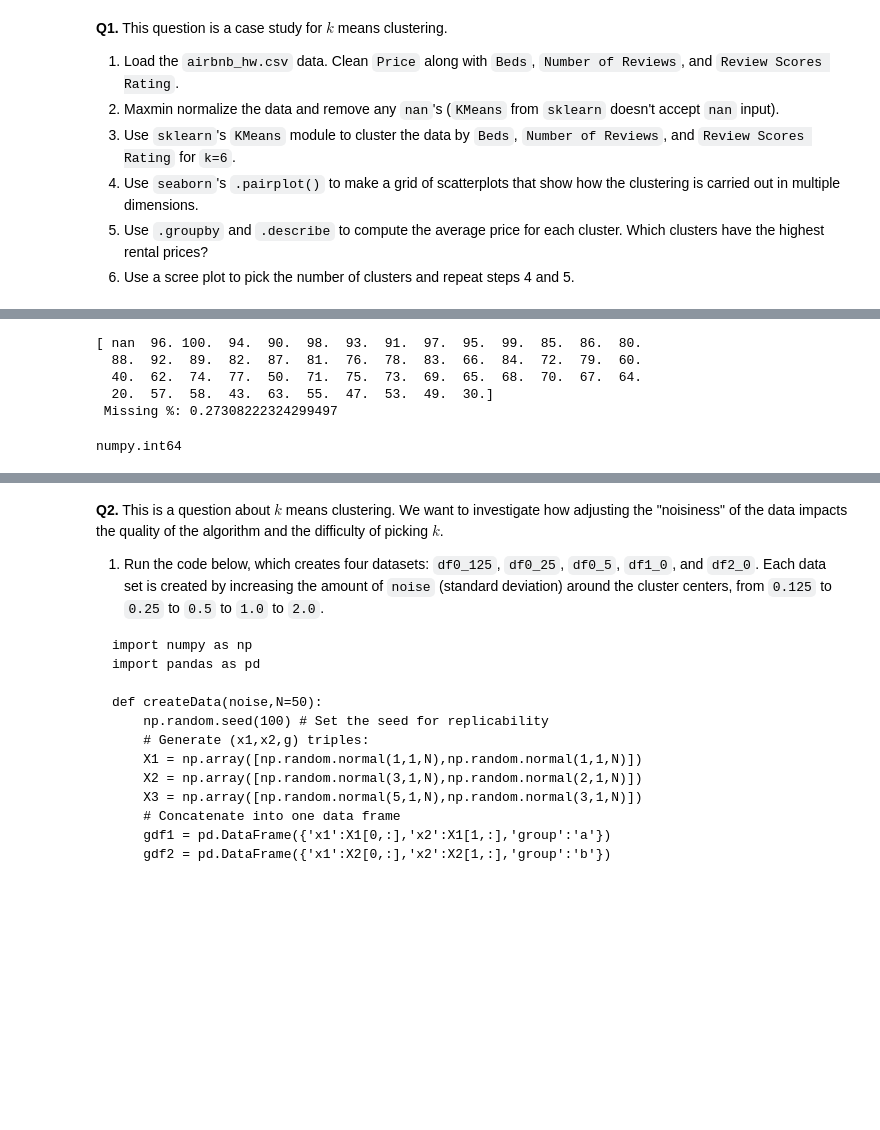
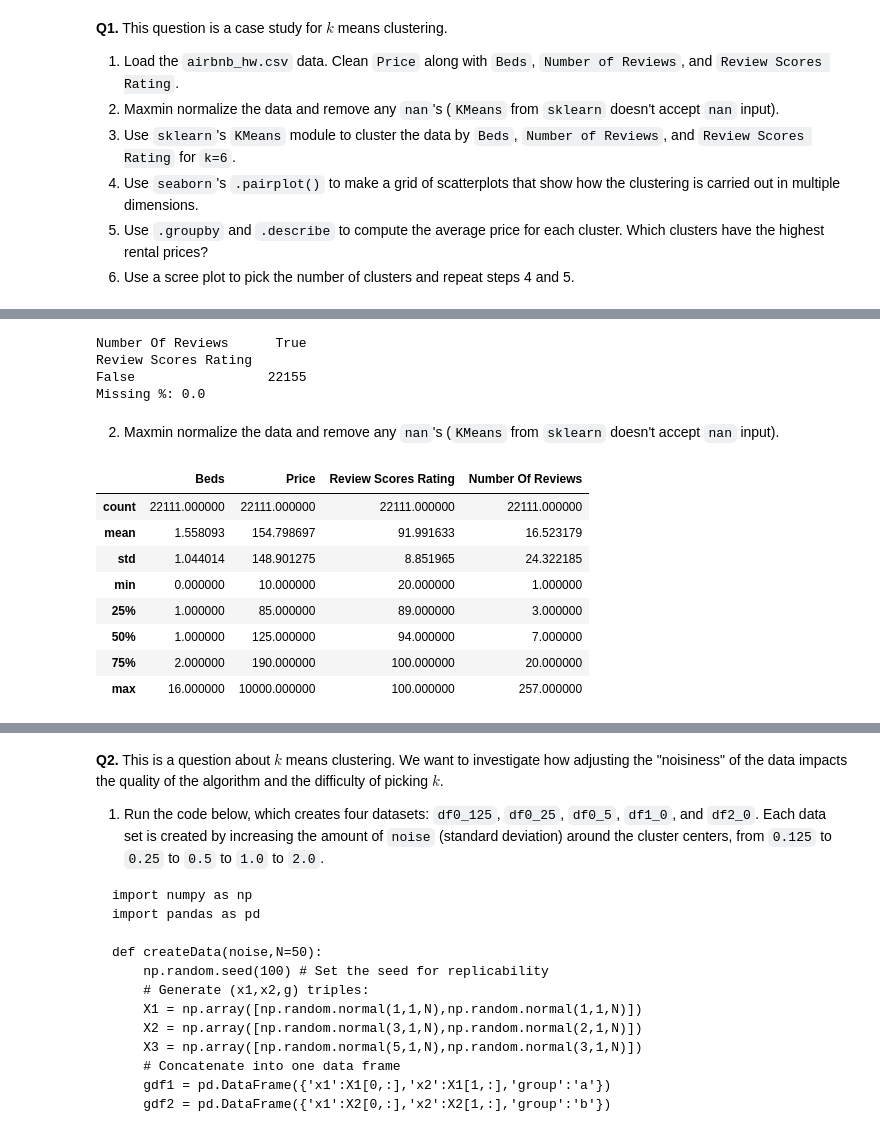
Before and after one commit to kelseymatsik/kmc, a Jupyter notebook: assignment_kmc.ipynb, the cells around one changed output, grey strips where cells are left out. Drawn from its saved outputs; the diff is of its cells as text; code cells hidden in the pictures; blank space fills up the shorter version.

```diff
--- a/assignment_kmc.ipynb
+++ b/assignment_kmc.ipynb
@@ -74,22 +94,42 @@ print('Missing %:', (beds.isna().sum())/len(df)) # Sanity check
 # %%
 # Cleaning Reviews Scores Ratings
-print(review_scores_rating.unique(), '\n', 'Missing %:', review_scores_rating.isna().sum()/len(df))
+# print(review_scores_rating.unique(), '\n', 'Missing %:', review_scores_rating.isna().sum()/len(df))
 # 27% of values are missing
 
-# Compare indices to see if there is a difference between missing and 'nan' values
-nan_rows = df[review_scores_rating == 'nan']
-NA_rows = df[review_scores_rating.isna()]
-# print('nan_rows indices:', nan_rows.index, '\n', 'NA_rows indices:', NA_rows.index)
+# Investigate missing values
+print(pd.crosstab(review_scores_rating.isna(), num_reviews>0))
 
-# No rows containing 'nan', only missing values
+# There are 509 true missing values, but 7814 missing values because there are no
+# reviews (num_reviews>0 is False, so will just drop na values.
 
-# Investigate missing values
-type(num_reviews[0])
-# print(pd.crosstab(missing_vals['review_scores_rating'], missing_vals['num_reviews']))
+review_scores_rating = review_scores_rating.dropna()
+print('Missing %:', review_scores_rating.isna().sum()/len(df)) # Sanity check
 # %% [output]
-[ nan  96. 100.  94.  90.  98.  93.  91.  97.  95.  99.  85.  86.  80.
-  88.  92.  89.  82.  87.  81.  76.  78.  83.  66.  84.  72.  79.  60.
-  40.  62.  74.  77.  50.  71.  75.  73.  69.  65.  68.  70.  67.  64.
-  20.  57.  58.  43.  63.  55.  47.  53.  49.  30.]
- Missing %: 0.27308222324299497
+Number Of Reviews      True
+Review Scores Rating
+False                 22155
+Missing %: 0.0
-numpy.int64
+# %%
+# Restore original variable names
+
+df['Beds'] = beds
+df['Number Of Reviews'] = num_reviews
+df['Review Scores Rating'] = review_scores_rating
+df['Price'] = price
+# %% [markdown]
+2. Maxmin normalize the data and remove any `nan`'s (`KMeans` from `sklearn` doesn't accept `nan` input).
+# %%
+# Get predictor variables
+X = df.loc[:, ['Beds', 'Price', 'Review Scores Rating', 'Number Of Reviews']]
+X = X.dropna() # drop nan's
+X.describe()
+# %% [output]
+|  | Beds | Price | Review Scores Rating | Number Of Reviews |
+| count | 22111.000000 | 22111.000000 | 22111.000000 | 22111.000000 |
+| mean | 1.558093 | 154.798697 | 91.991633 | 16.523179 |
+| std | 1.044014 | 148.901275 | 8.851965 | 24.322185 |
+| min | 0.000000 | 10.000000 | 20.000000 | 1.000000 |
+| 25% | 1.000000 | 85.000000 | 89.000000 | 3.000000 |
+| 50% | 1.000000 | 125.000000 | 94.000000 | 7.000000 |
+| 75% | 2.000000 | 190.000000 | 100.000000 | 20.000000 |
+| max | 16.000000 | 10000.000000 | 100.000000 | 257.000000 |
```
Also changed, not shown: parts of 9 cells of this notebook.
